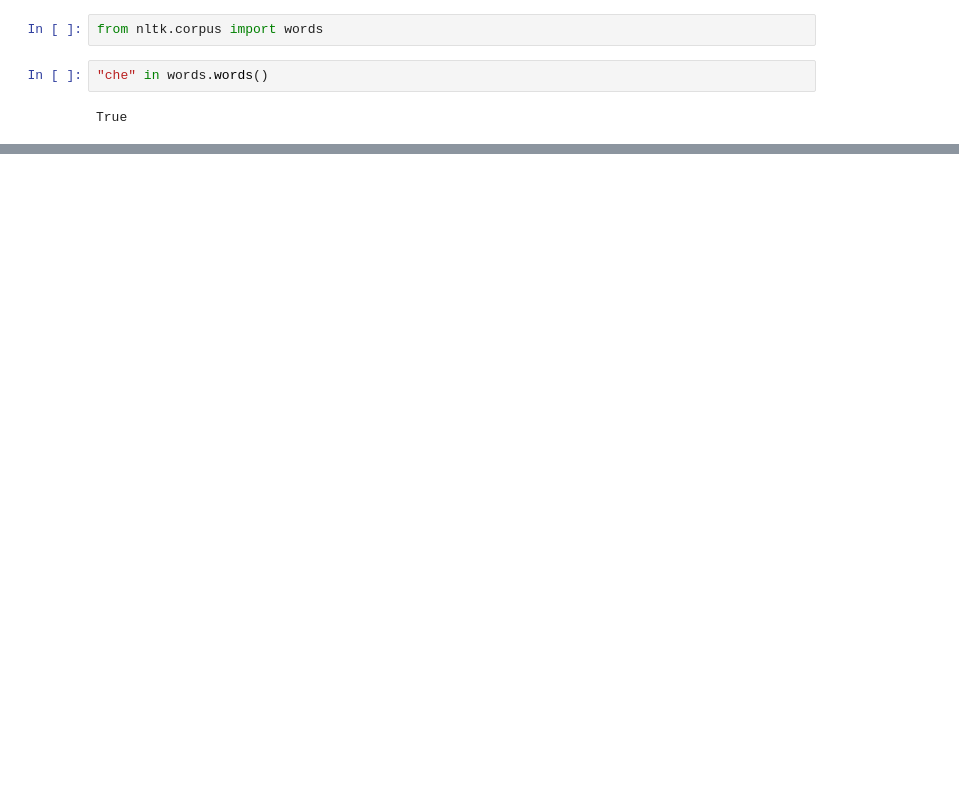
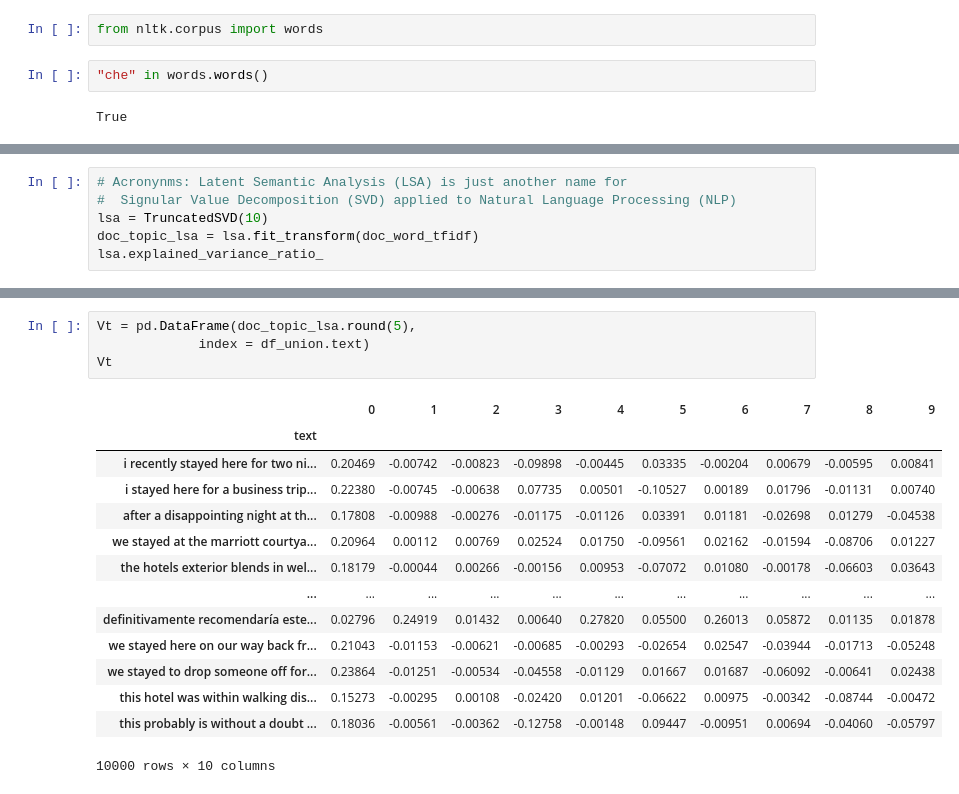
Before and after one commit to albasitdikova/Hotel_recommender_system, a Jupyter notebook: Recommendation_system.ipynb, the cells around one changed output, grey strips where cells are left out. Drawn from its saved outputs; the diff is of its cells as text; blank space fills up the shorter version.

```diff
--- a/Recommendation_system.ipynb
+++ b/Recommendation_system.ipynb
@@ -156,0 +327,6 @@ True
+# %%
+# Acronynms: Latent Semantic Analysis (LSA) is just another name for
+#  Signular Value Decomposition (SVD) applied to Natural Language Processing (NLP)
+lsa = TruncatedSVD(10)
+doc_topic_lsa = lsa.fit_transform(doc_word_tfidf)
+lsa.explained_variance_ratio_
@@ -156,0 +352,19 @@ True
+# %%
+Vt = pd.DataFrame(doc_topic_lsa.round(5),
+             index = df_union.text)
+Vt
+# %% [output]
+|  | 0 | 1 | 2 | 3 | 4 | 5 | 6 | 7 | 8 | 9 |
+| text |  |  |  |  |  |  |  |  |  |  |
+| i recently stayed here for two ni... | 0.20469 | -0.00742 | -0.00823 | -0.09898 | -0.00445 | 0.03335 | -0.00204 | 0.00679 | -0.00595 | 0.00841 |
+| i stayed here for a business trip... | 0.22380 | -0.00745 | -0.00638 | 0.07735 | 0.00501 | -0.10527 | 0.00189 | 0.01796 | -0.01131 | 0.00740 |
+| after a disappointing night at th... | 0.17808 | -0.00988 | -0.00276 | -0.01175 | -0.01126 | 0.03391 | 0.01181 | -0.02698 | 0.01279 | -0.04538 |
+| we stayed at the marriott courtya... | 0.20964 | 0.00112 | 0.00769 | 0.02524 | 0.01750 | -0.09561 | 0.02162 | -0.01594 | -0.08706 | 0.01227 |
+| the hotels exterior blends in wel... | 0.18179 | -0.00044 | 0.00266 | -0.00156 | 0.00953 | -0.07072 | 0.01080 | -0.00178 | -0.06603 | 0.03643 |
+| ... | ... | ... | ... | ... | ... | ... | ... | ... | ... | ... |
+| definitivamente recomendaría este... | 0.02796 | 0.24919 | 0.01432 | 0.00640 | 0.27820 | 0.05500 | 0.26013 | 0.05872 | 0.01135 | 0.01878 |
+| we stayed here on our way back fr... | 0.21043 | -0.01153 | -0.00621 | -0.00685 | -0.00293 | -0.02654 | 0.02547 | -0.03944 | -0.01713 | -0.05248 |
+| we stayed to drop someone off for... | 0.23864 | -0.01251 | -0.00534 | -0.04558 | -0.01129 | 0.01667 | 0.01687 | -0.06092 | -0.00641 | 0.02438 |
+| this hotel was within walking dis... | 0.15273 | -0.00295 | 0.00108 | -0.02420 | 0.01201 | -0.06622 | 0.00975 | -0.00342 | -0.08744 | -0.00472 |
+| this probably is without a doubt ... | 0.18036 | -0.00561 | -0.00362 | -0.12758 | -0.00148 | 0.09447 | -0.00951 | 0.00694 | -0.04060 | -0.05797 |
+10000 rows × 10 columns
```
Also changed, not shown: parts of 32 cells of this notebook.
